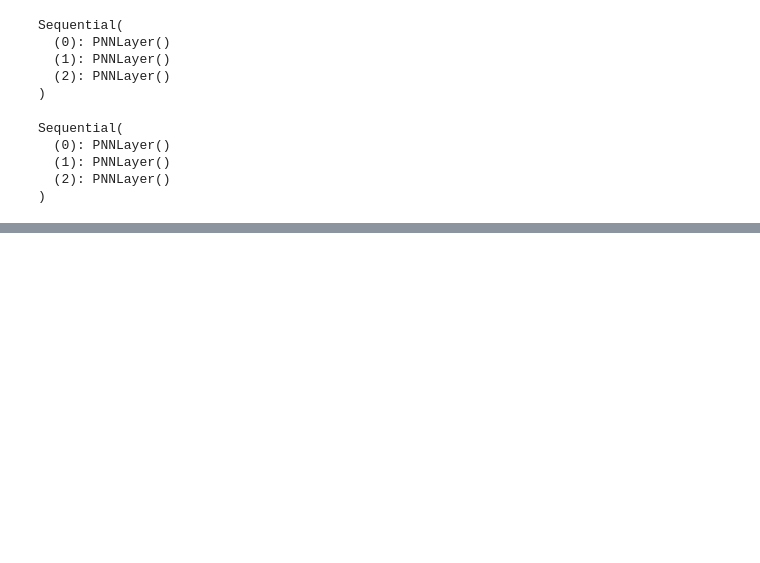
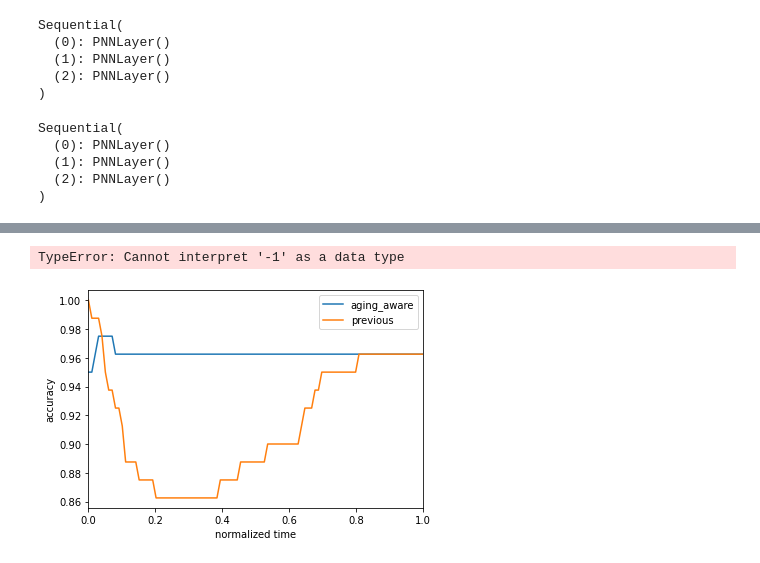
Before and after one commit to Neuromophic/Aging-aware-training, a Jupyter notebook: AgingAwareTraining.ipynb, the cells around one changed output, grey strips where cells are left out. Drawn from its saved outputs; the diff is of its cells as text; code cells hidden in the pictures; blank space fills up the shorter version.

```diff
--- a/AgingAwareTraining.ipynb
+++ b/AgingAwareTraining.ipynb
@@ -151,7 +152,7 @@ MyAgedPNN = torch.nn.Sequential(pnn.PNNLayer(2,5, age_generator),
 alpha = 0.001
 m = 0.5
 T = 0.1
-K = 10
+K = 20
 optimizer_aged = torch.optim.Adam(MyAgedPNN.parameters(), lr=0.01/K)
 MyAgedPNN
 # %% [output]
@@ -173,7 +174,7 @@ Sequential(
   (2): PNNLayer()
 )
 # %%
-for s in range(3000):
+for s in range(2000):
     optimizer.zero_grad()
 
     prediction = MyPNN(x)
@@ -213,7 +214,7 @@ Finished.
 # for i, j in enumerate(MyAgedPNN):
 #     j.theta_ =  torch.nn.Parameter(P[i], requires_grad=True)
 # %%
-for s in range(1000):
+for s in range(1500):
     optimizer_aged.zero_grad()
 
     TimeSet = np.random.rand(K)
@@ -246,8 +247,7 @@ for s in range(1000):
         test_loss /= 100
         test_acc /= 100
 
-        print('Accuracy is: ', test_acc) # (TP + FN)
-        print('Loss is: ', test_loss)
+        print(f'{s:-6d} |Accuracy: {test_acc:.5f}\t|Loss: {test_loss:.5f}')
 
 print('Finished.')
 # %% [output]
@@ -270 +269,52 @@ Loss is:  tensor(7.3820e-08)
 Finished.
+# %%
+import accuracy_codes as ac
+import importlib
+importlib.reload(ac)
+
+test_time = np.linspace(0,1,100)
+my_aged_acc = []
+my_aged_loss = []
+my_acc = []
+my_loss = []
+my_temp = []
+my_aged_temp = []
+
+for test_t in test_time:
+    for i in MyAgedPNN:
+        i.t = test_t
+    prediction = MyAgedPNN(x)
+    loss = pnn.LossFunction(prediction, y, m, T)
+    p = torch.max(F.softmax(prediction, dim=0), 1)[1]
+    pred_y = p.data.numpy().squeeze()
+    acc = sum(pred_y == Y) / Y.shape[0]
+    temp = ac.basic_accuracy(MyAgedPNN, x, y)
+
+    my_aged_loss.append(loss.data)
+    my_aged_acc.append(acc)
+    my_aged_temp.append(temp)
+
+for test_t in test_time:
+    for i in MyPNN:
+        i.t = test_t
+    prediction = MyPNN(x)
+    loss = pnn.LossFunction(prediction, y, m, T)
+    p = torch.max(F.softmax(prediction, dim=0), 1)[1]
+    pred_y = p.data.numpy().squeeze()
+    acc = sum(pred_y == Y) / Y.shape[0]
+    temp = ac.basic_accuracy(MyPNN, x, y)
+
+    my_loss.append(loss.data)
+    my_acc.append(acc)
+    my_temp.append(temp)
+# %% [output]
+TypeError: Cannot interpret '-1' as a data type
+# %%
+plt.plot(test_time, my_aged_acc, label='aging_aware');
+plt.plot(test_time, my_acc, label='previous');
+plt.xlabel('normalized time');
+plt.ylabel('accuracy');
+plt.xlim([0, 1])
+plt.legend();
+# %% [output]
+[figure, added]
```
Also changed, not shown: parts of 5 cells of this notebook, 3 other files.
